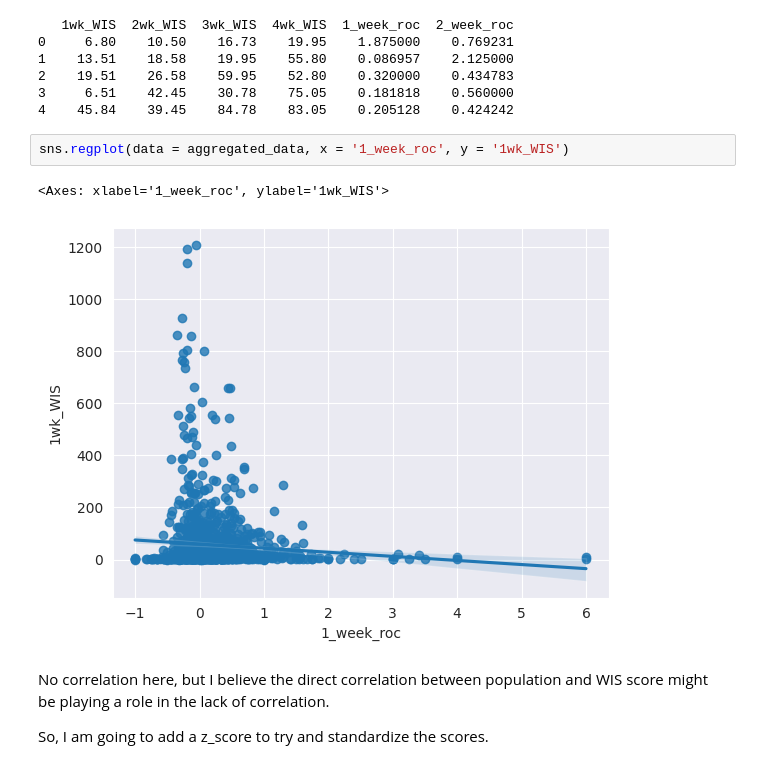
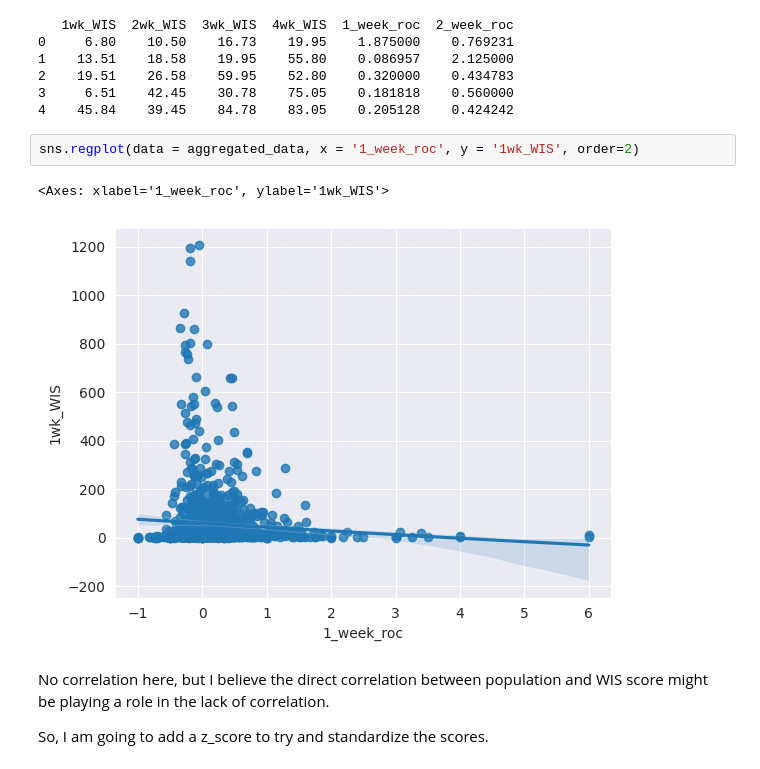
Before and after one commit to atiumcache/flu-forecast-accuracy, a Jupyter notebook: flagging_weeks_2024-06-12.ipynb, the cells around one changed output. Saved outputs shown, nothing was run; the diff lists cells and outputs as text.

```diff
--- a/flagging_weeks_2024-06-12.ipynb
+++ b/flagging_weeks_2024-06-12.ipynb
@@ -87,10 +87,10 @@ print(aggregated_data.head())
 3     6.51    42.45    30.78    75.05    0.181818    0.560000
 4    45.84    39.45    84.78    83.05    0.205128    0.424242
 # %%
-sns.regplot(data = aggregated_data, x = '1_week_roc', y = '1wk_WIS')
+sns.regplot(data = aggregated_data, x = '1_week_roc', y = '1wk_WIS', order=2)
 # %% [output]
 <Axes: xlabel='1_week_roc', ylabel='1wk_WIS'>
-[figure, old version]
+[figure, new version]
 # %% [markdown]
 No correlation here, but I believe the direct correlation between population and WIS score might be playing a role in the lack of correlation.
 
```
Also changed, not shown: parts of 8 cells of this notebook, 55 other files.
